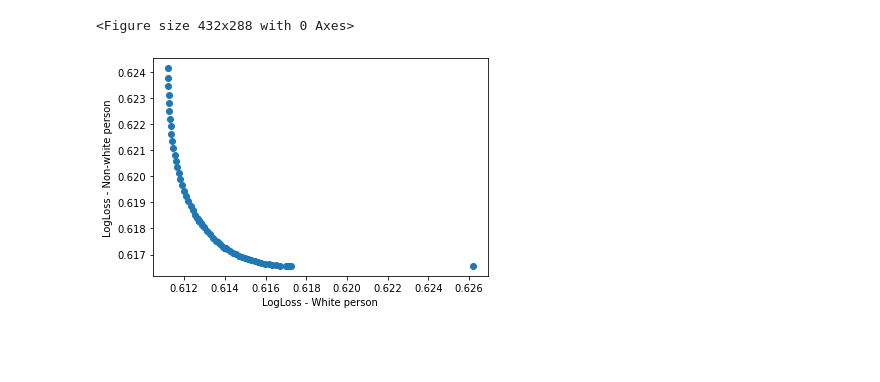
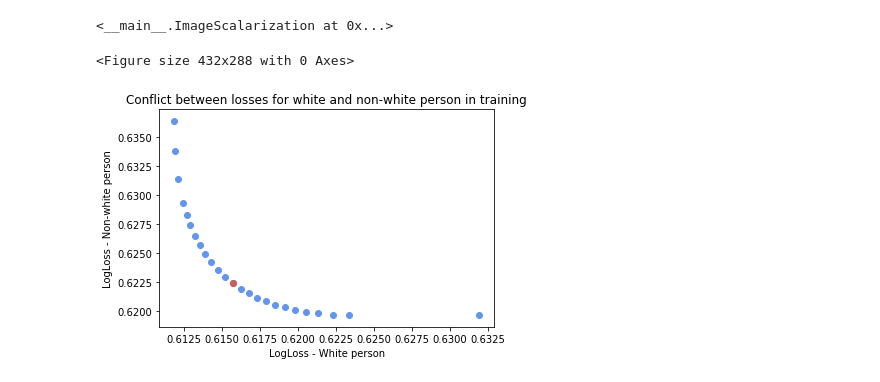
Before and after one commit to viguardieiro/moopt_fairness, a Jupyter notebook: Imagem - Introdução.ipynb, the cells around one changed output. Drawn from its saved outputs; the diff is of its cells as text; code cells hidden in the pictures; blank space fills up the shorter version.

Commit message:
Tweaking figure.

```diff
--- a/Imagem - Introdução.ipynb
+++ b/Imagem - Introdução.ipynb
@@ -146,10 +148,16 @@ y_raca1_test = y_test[X_test[fair_feature] == 1]
 X_raca0_test = X_test[X_test[fair_feature] == 0]
 y_raca0_test = y_test[X_test[fair_feature] == 0]
 # %%
+'''
 err_image = monise(weightedScalar=ImageScalarization(X_train, y_train, fair_feature),
                  singleScalar=ImageScalarization(X_train, y_train, fair_feature),
                   nodeTimeLimit=5, targetSize=150,
                   targetGap=0, nodeGap=0.05, norm=False)
+'''
+err_image = nise(weightedScalar=ImageScalarization(X_train, y_train, fair_feature),
+                 singleScalar=ImageScalarization(X_train, y_train, fair_feature),
+                  targetSize=25, norm=False)
+
 
 err_image.optimize()
 # %% [output]
@@ -185,22 +185,33 @@ for solution in err_image.solutionsList:
     #sols.append(solution.x)
     #erro['Raca1'].append(solution.x.score(X_raca1_train, y_raca1_train))
     #erro['Raca0'].append(solution.x.score(X_raca0_train, y_raca0_train))
-    loss['Raca0'].append(log_loss(y_raca0_train, solution.x.predict_proba(X_raca0_train)))
-    loss['Raca1'].append(log_loss(y_raca1_train, solution.x.predict_proba(X_raca1_train)))
+    #loss['Raca0'].append(log_loss(y_raca0_train, solution.x.predict_proba(X_raca0_train)))
+    #loss['Raca1'].append(log_loss(y_raca1_train, solution.x.predict_proba(X_raca1_train)))
+    loss['Raca0'].append(solution.objs[0])
+    loss['Raca1'].append(solution.objs[1])
 # %%
 loss_dt = pd.DataFrame.from_dict(loss).sort_values(by='Raca0')
+# %%
+equal = ImageScalarization(X_train, y_train, fair_feature)
+equal.optimize(np.array([0.5, 0.5]))
+# %% [output]
+<__main__.ImageScalarization at 0x...>
 # %%
-fig= plt.figure(figsize=(6,4))
+fig = plt.figure(figsize=(6,4))
+plt.style.use('seaborn-pastel')
 # %% [output]
 <Figure size 432x288 with 0 Axes>
 # %%
-plt.scatter(loss_dt['Raca0'], loss_dt['Raca1'])
+plt.scatter(loss_dt['Raca0'], loss_dt['Raca1'], color='cornflowerblue')
+plt.scatter([equal.objs[0]], [equal.objs[1]], color='indianred')
 #plt.plot(loss_dt['Raca0'], loss_dt['Raca1'])
 plt.xlabel('LogLoss - White person')
 plt.ylabel('LogLoss - Non-white person')
-#plt.title("Conflict between losses for white and non-white person for training data")
+plt.xlim([loss_dt['Raca0'].min()-0.001, loss_dt['Raca0'].max()+0.001])
+plt.ylim([loss_dt['Raca1'].min()-0.001, loss_dt['Raca1'].max()+0.001])
+plt.title("Conflict between losses for white and non-white person in training")
 
-plt.savefig("Conflit-LossesProPublica-notitle.png", dpi=300)
+plt.savefig("Conflit-LossesProPublica-notitle.png", dpi=600, bbox_inches='tight')
 plt.show()
 # %% [output]
-[figure, old version]
+[figure, new version]
```
Also changed, not shown: parts of 6 cells of this notebook.
